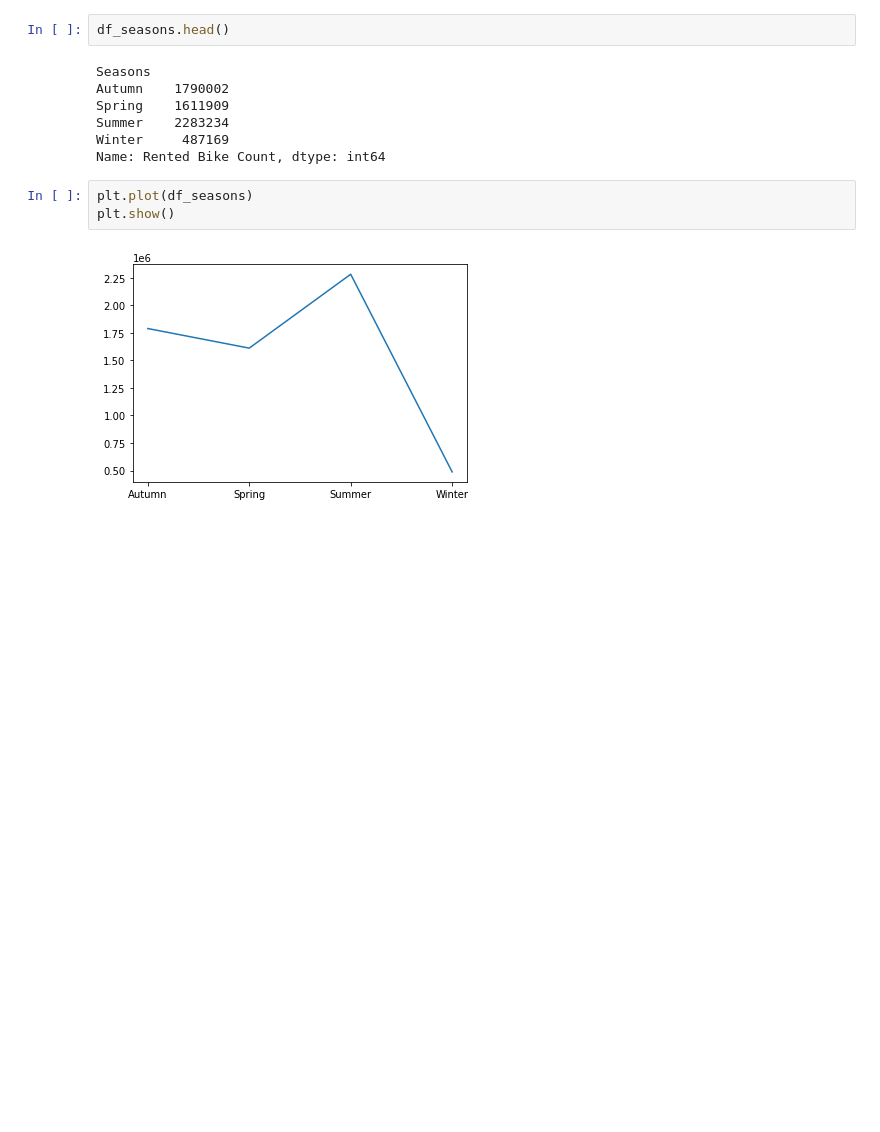
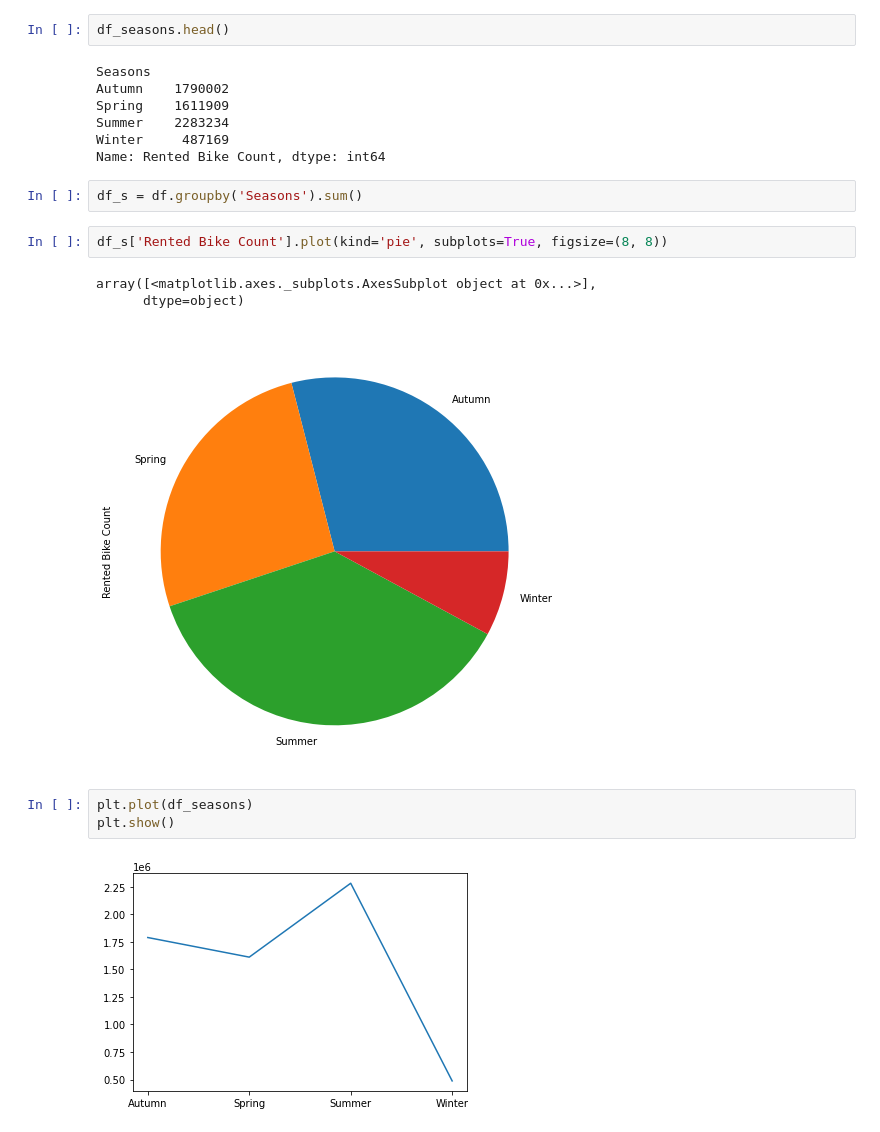
Before and after one commit to arifuddinatif/Bike-Sharing-Demand-Prediction, a Jupyter notebook: Copy_of_Bike_Sharing_Demand_Prediction_Capstone_Project.ipynb, the cells around one changed output. Cells and saved outputs as stored; diff of their text form; blank space fills up the shorter version.

```diff
--- a/Copy_of_Bike_Sharing_Demand_Prediction_Capstone_Project.ipynb
+++ b/Copy_of_Bike_Sharing_Demand_Prediction_Capstone_Project.ipynb
@@ -145,6 +145,14 @@ Spring    1611909
 Summer    2283234
 Winter     487169
 Name: Rented Bike Count, dtype: int64
+# %%
+df_s = df.groupby('Seasons').sum()
+# %%
+df_s['Rented Bike Count'].plot(kind='pie', subplots=True, figsize=(8, 8))
+# %% [output]
+array([<matplotlib.axes._subplots.AxesSubplot object at 0x...>],
+      dtype=object)
+[figure, added]
 # %%
 plt.plot(df_seasons)
 plt.show()
```
Also changed, not shown: parts of 21 cells of this notebook.
